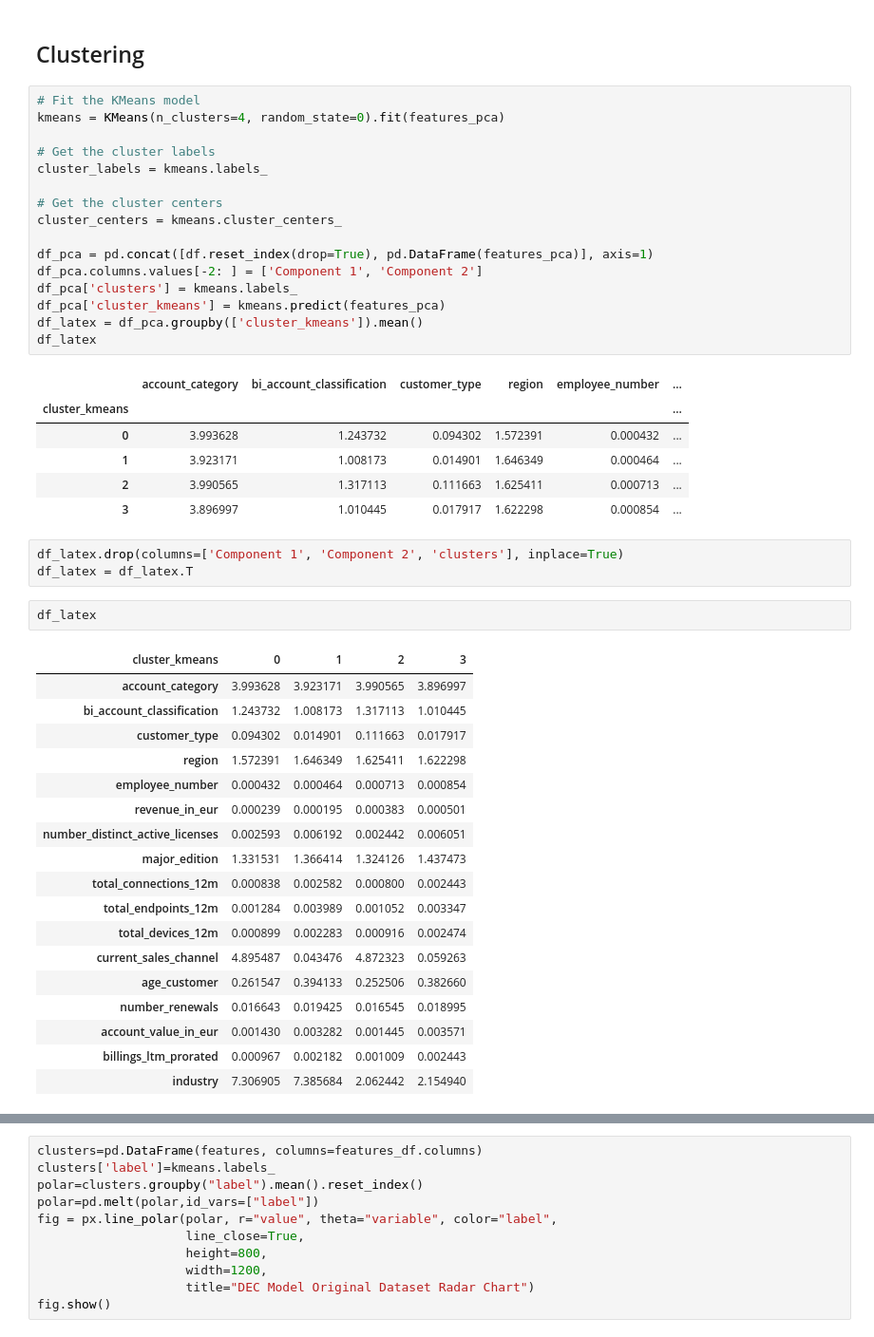
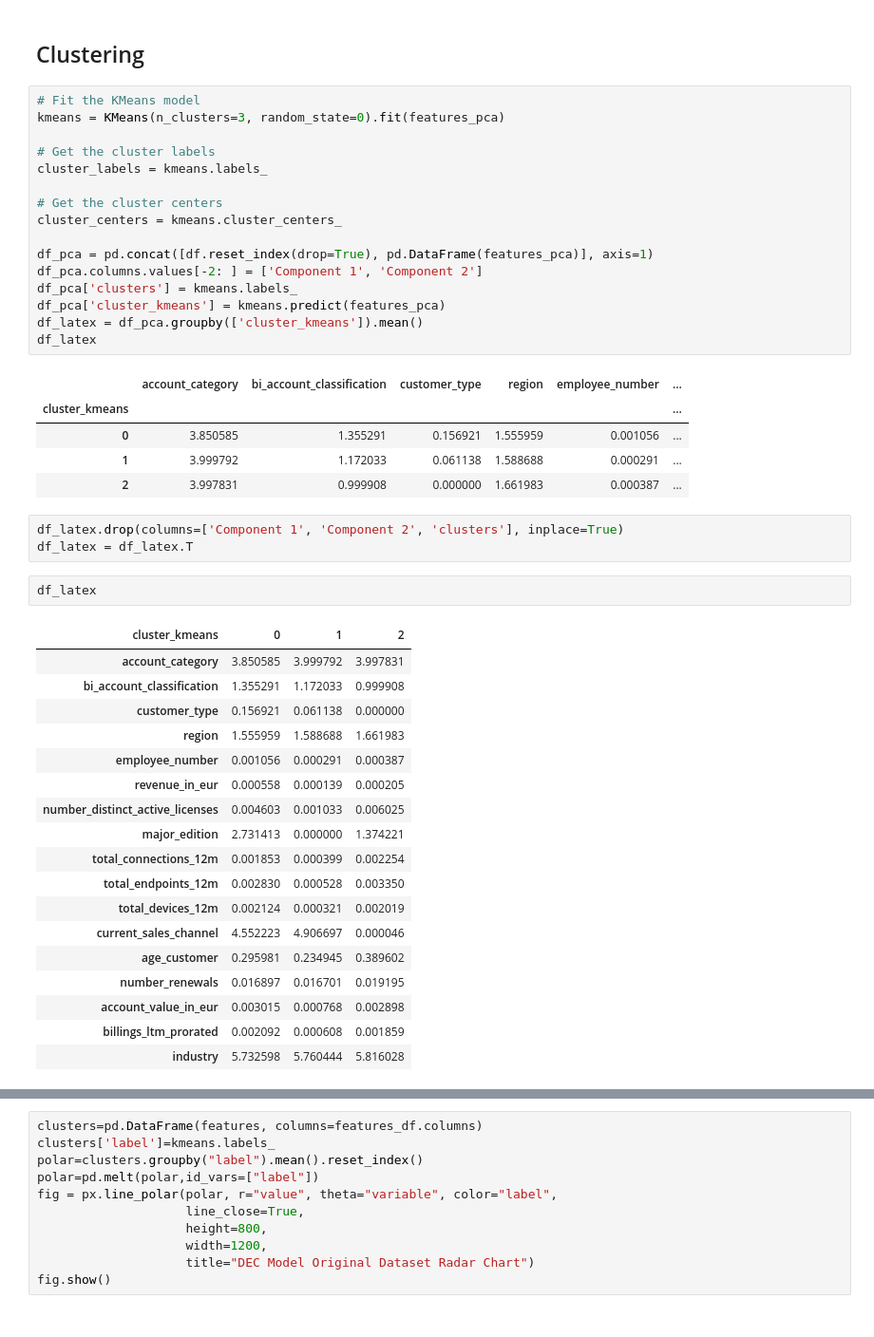
Before and after one commit to Magolizen34/cvs-transformers, a Jupyter notebook: notebooks/original_dec_model.ipynb, the cells around one changed output, grey strips where cells are left out. Shown at 95% size. Drawn from its saved outputs; the diff is of its cells as text.

```diff
--- a/notebooks/original_dec_model.ipynb
+++ b/notebooks/original_dec_model.ipynb
@@ -399,51 +399,50 @@ plt.show()
 ## Clustering
 # %%
 # Fit the KMeans model
-kmeans = KMeans(n_clusters=4, random_state=0).fit(features_pca)
+kmeans = KMeans(n_clusters=3, random_state=0).fit(features_pca)
 
 # Get the cluster labels
 cluster_labels = kmeans.labels_
 
 # Get the cluster centers
 cluster_centers = kmeans.cluster_centers_
 
 df_pca = pd.concat([df.reset_index(drop=True), pd.DataFrame(features_pca)], axis=1)
 df_pca.columns.values[-2: ] = ['Component 1', 'Component 2']
 df_pca['clusters'] = kmeans.labels_
 df_pca['cluster_kmeans'] = kmeans.predict(features_pca)
 df_latex = df_pca.groupby(['cluster_kmeans']).mean()
 df_latex
 # %% [output]
 |  | account_category | bi_account_classification | customer_type | region | employee_number | ... |
 | cluster_kmeans |  |  |  |  |  | ... |
-| 0 | 3.993628 | 1.243732 | 0.094302 | 1.572391 | 0.000432 | ... |
-| 1 | 3.923171 | 1.008173 | 0.014901 | 1.646349 | 0.000464 | ... |
-| 2 | 3.990565 | 1.317113 | 0.111663 | 1.625411 | 0.000713 | ... |
-| 3 | 3.896997 | 1.010445 | 0.017917 | 1.622298 | 0.000854 | ... |
+| 0 | 3.850585 | 1.355291 | 0.156921 | 1.555959 | 0.001056 | ... |
+| 1 | 3.999792 | 1.172033 | 0.061138 | 1.588688 | 0.000291 | ... |
+| 2 | 3.997831 | 0.999908 | 0.000000 | 1.661983 | 0.000387 | ... |
 # %%
 df_latex.drop(columns=['Component 1', 'Component 2', 'clusters'], inplace=True)
 df_latex = df_latex.T
 # %%
 df_latex
 # %% [output]
-| cluster_kmeans | 0 | 1 | 2 | 3 |
-| account_category | 3.993628 | 3.923171 | 3.990565 | 3.896997 |
-| bi_account_classification | 1.243732 | 1.008173 | 1.317113 | 1.010445 |
-| customer_type | 0.094302 | 0.014901 | 0.111663 | 0.017917 |
-| region | 1.572391 | 1.646349 | 1.625411 | 1.622298 |
-| employee_number | 0.000432 | 0.000464 | 0.000713 | 0.000854 |
-| revenue_in_eur | 0.000239 | 0.000195 | 0.000383 | 0.000501 |
-| number_distinct_active_licenses | 0.002593 | 0.006192 | 0.002442 | 0.006051 |
-| major_edition | 1.331531 | 1.366414 | 1.324126 | 1.437473 |
-| total_connections_12m | 0.000838 | 0.002582 | 0.000800 | 0.002443 |
-| total_endpoints_12m | 0.001284 | 0.003989 | 0.001052 | 0.003347 |
-| total_devices_12m | 0.000899 | 0.002283 | 0.000916 | 0.002474 |
-| current_sales_channel | 4.895487 | 0.043476 | 4.872323 | 0.059263 |
-| age_customer | 0.261547 | 0.394133 | 0.252506 | 0.382660 |
-| number_renewals | 0.016643 | 0.019425 | 0.016545 | 0.018995 |
-| account_value_in_eur | 0.001430 | 0.003282 | 0.001445 | 0.003571 |
-| billings_ltm_prorated | 0.000967 | 0.002182 | 0.001009 | 0.002443 |
-| industry | 7.306905 | 7.385684 | 2.062442 | 2.154940 |
+| cluster_kmeans | 0 | 1 | 2 |
+| account_category | 3.850585 | 3.999792 | 3.997831 |
+| bi_account_classification | 1.355291 | 1.172033 | 0.999908 |
+| customer_type | 0.156921 | 0.061138 | 0.000000 |
+| region | 1.555959 | 1.588688 | 1.661983 |
+| employee_number | 0.001056 | 0.000291 | 0.000387 |
+| revenue_in_eur | 0.000558 | 0.000139 | 0.000205 |
+| number_distinct_active_licenses | 0.004603 | 0.001033 | 0.006025 |
+| major_edition | 2.731413 | 0.000000 | 1.374221 |
+| total_connections_12m | 0.001853 | 0.000399 | 0.002254 |
+| total_endpoints_12m | 0.002830 | 0.000528 | 0.003350 |
+| total_devices_12m | 0.002124 | 0.000321 | 0.002019 |
+| current_sales_channel | 4.552223 | 4.906697 | 0.000046 |
+| age_customer | 0.295981 | 0.234945 | 0.389602 |
+| number_renewals | 0.016897 | 0.016701 | 0.019195 |
+| account_value_in_eur | 0.003015 | 0.000768 | 0.002898 |
+| billings_ltm_prorated | 0.002092 | 0.000608 | 0.001859 |
+| industry | 5.732598 | 5.760444 | 5.816028 |
 # %%
 latex_table = df_latex.to_latex(
     index=False,  # To not include the DataFrame index as a column in the table
```
Also changed, not shown: parts of 15 cells of this notebook, 2 other files.
